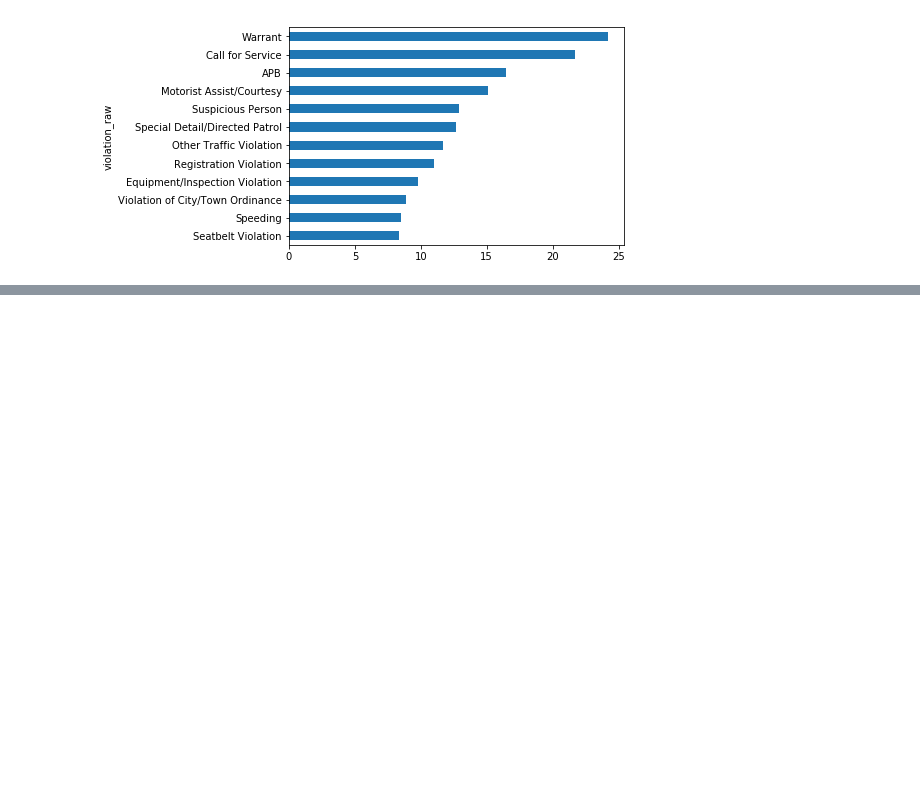
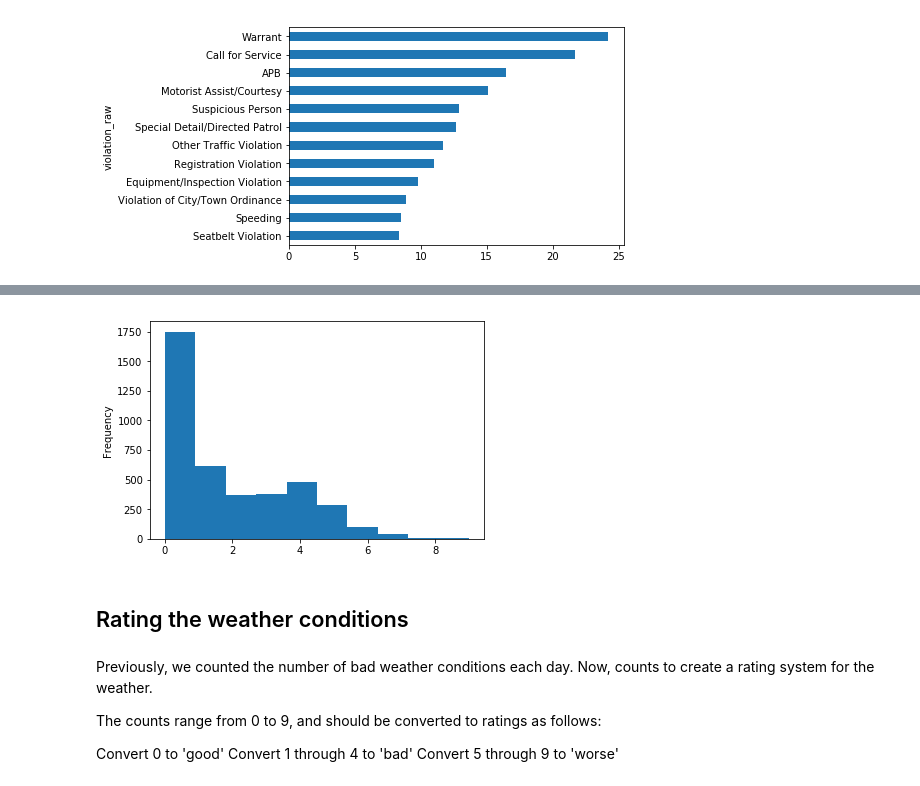
Before and after one commit to elguneminov/data_science_projects_I, a Jupyter notebook: Analyzing Police Activity in Rhode Island/Analyzing Police Acticity in Rhode Island.ipynb, the cells around one changed output, grey strips where cells are left out. Drawn from its saved outputs; the diff is of its cells as text; code cells hidden in the pictures; blank space fills up the shorter version.

```diff
--- a/Analyzing Police Activity in Rhode Island/Analyzing Police Acticity in Rhode Island.ipynb
+++ b/Analyzing Police Activity in Rhode Island/Analyzing Police Acticity in Rhode Island.ipynb
@@ -738,0 +816,27 @@ plt.show()
+# %%
+# Copy 'WT01' through 'WT22' to a new DataFrame
+WT = weather.loc[:, "WT01":"WT22"]
+
+# Calculate the sum of each row in 'WT'
+weather['bad_conditions'] = WT.sum(axis=1)
+
+# Replace missing values in 'bad_conditions' with '0'
+weather['bad_conditions'] = weather.bad_conditions.fillna(0).astype('int')
+
+# Create a histogram to visualize 'bad_conditions'
+weather['bad_conditions'].plot(kind='hist')
+
+# Display the plot
+plt.show()
+# %% [output]
+[figure, added]
+# %% [markdown]
+## Rating the weather conditions
+# %% [markdown]
+Previously, we counted the number of bad weather conditions each day. Now, counts to create a rating system for the weather.
+
+The counts range from 0 to 9, and should be converted to ratings as follows:
+
+Convert 0 to 'good'
+Convert 1 through 4 to 'bad'
+Convert 5 through 9 to 'worse'
```
Also changed, not shown: parts of 36 cells of this notebook.
